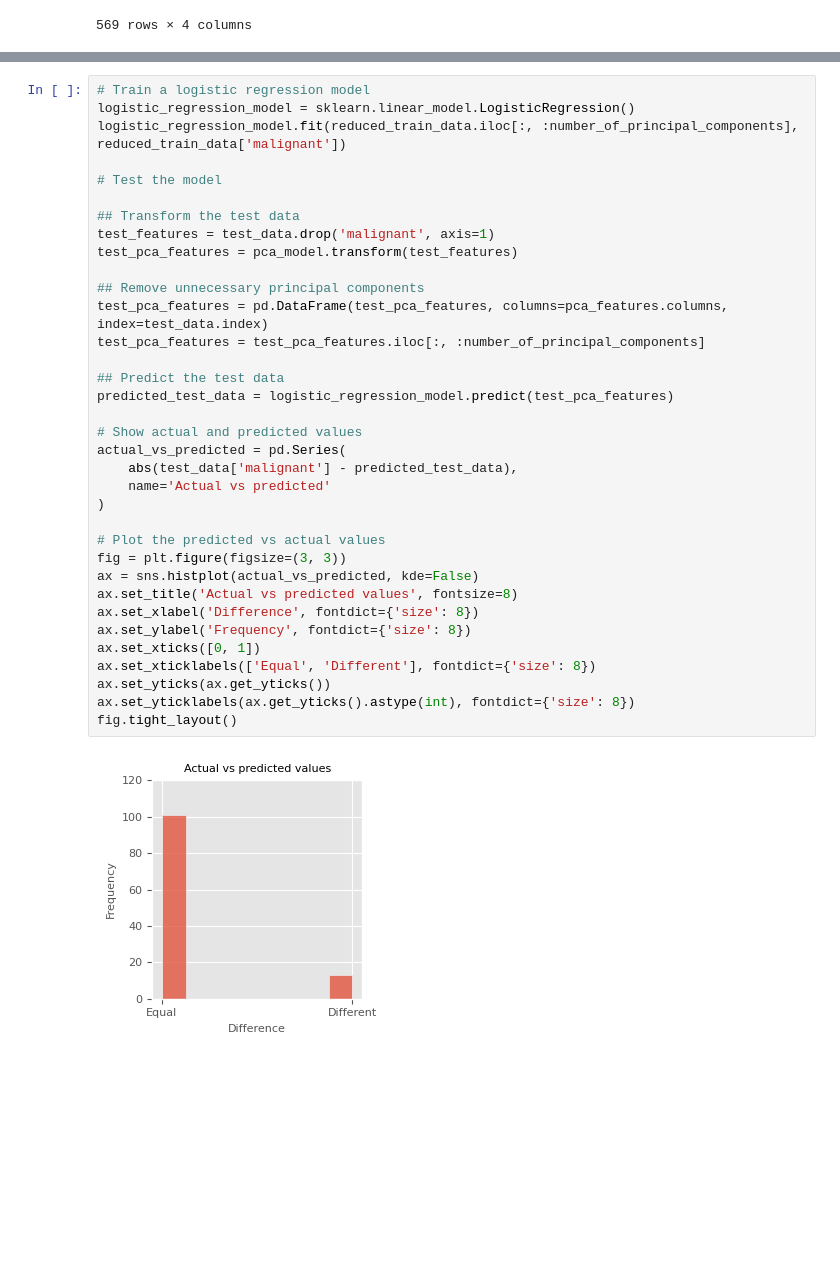
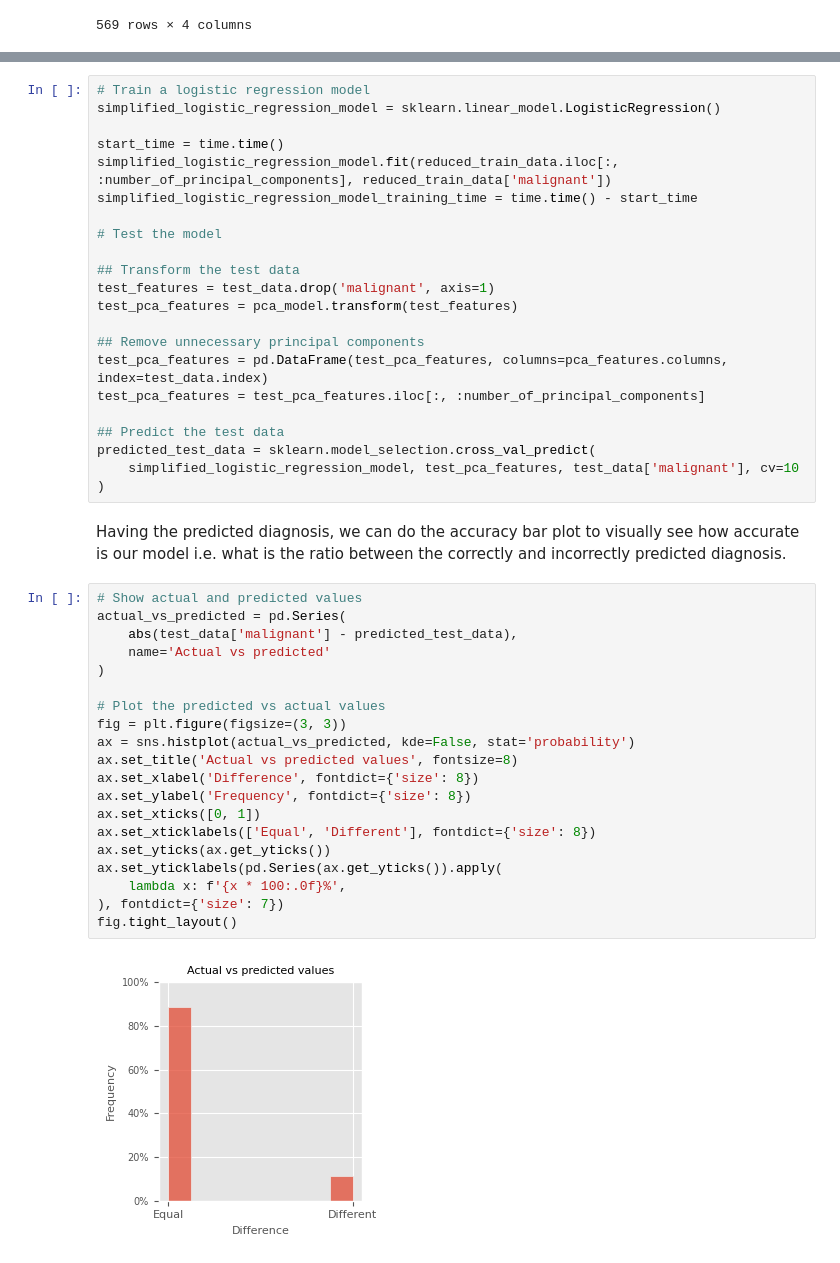
Before and after one commit to kamilrybacki/MLToolsExercises, a Jupyter notebook: content/wisconsin.ipynb, the cells around one changed output, grey strips where cells are left out. Cells and saved outputs as stored; diff of their text form; blank space fills up the shorter version.

```diff
--- a/content/wisconsin.ipynb
+++ b/content/wisconsin.ipynb
@@ -555,37 +600,46 @@ Text(0.5, 1.02, 'Principal components against each other')
+# %%
+# Train a logistic regression model
+simplified_logistic_regression_model = sklearn.linear_model.LogisticRegression()
+
+start_time = time.time()
+simplified_logistic_regression_model.fit(reduced_train_data.iloc[:, :number_of_principal_components], reduced_train_data['malignant'])
+simplified_logistic_regression_model_training_time = time.time() - start_time
+
+# Test the model
+
+## Transform the test data
+test_features = test_data.drop('malignant', axis=1)
+test_pca_features = pca_model.transform(test_features)
+
+## Remove unnecessary principal components
+test_pca_features = pd.DataFrame(test_pca_features, columns=pca_features.columns, index=test_data.index)
+test_pca_features = test_pca_features.iloc[:, :number_of_principal_components]
+
+## Predict the test data
+predicted_test_data = sklearn.model_selection.cross_val_predict(
+    simplified_logistic_regression_model, test_pca_features, test_data['malignant'], cv=10
+)
+# %% [markdown]
+Having the predicted diagnosis, we can do the accuracy bar plot to visually see how accurate is our model i.e. what is the ratio between the correctly and incorrectly predicted diagnosis.
 # %%
-# Train a logistic regression model
-logistic_regression_model = sklearn.linear_model.LogisticRegression()
-logistic_regression_model.fit(reduced_train_data.iloc[:, :number_of_principal_components], reduced_train_data['malignant'])
-
-# Test the model
-
-## Transform the test data
-test_features = test_data.drop('malignant', axis=1)
-test_pca_features = pca_model.transform(test_features)
-
-## Remove unnecessary principal components
-test_pca_features = pd.DataFrame(test_pca_features, columns=pca_features.columns, index=test_data.index)
-test_pca_features = test_pca_features.iloc[:, :number_of_principal_components]
-
-## Predict the test data
-predicted_test_data = logistic_regression_model.predict(test_pca_features)
-
 # Show actual and predicted values
 actual_vs_predicted = pd.Series(
     abs(test_data['malignant'] - predicted_test_data),
     name='Actual vs predicted'
 )
 
 # Plot the predicted vs actual values
 fig = plt.figure(figsize=(3, 3))
-ax = sns.histplot(actual_vs_predicted, kde=False)
+ax = sns.histplot(actual_vs_predicted, kde=False, stat='probability')
 ax.set_title('Actual vs predicted values', fontsize=8)
 ax.set_xlabel('Difference', fontdict={'size': 8})
 ax.set_ylabel('Frequency', fontdict={'size': 8})
 ax.set_xticks([0, 1])
 ax.set_xticklabels(['Equal', 'Different'], fontdict={'size': 8})
 ax.set_yticks(ax.get_yticks())
-ax.set_yticklabels(ax.get_yticks().astype(int), fontdict={'size': 8})
+ax.set_yticklabels(pd.Series(ax.get_yticks()).apply(
+    lambda x: f'{x * 100:.0f}%',
+), fontdict={'size': 7})
 fig.tight_layout()
 # %% [output]
-[figure, old version]
+[figure, new version]
```
Also changed, not shown: parts of 50 cells of this notebook.
